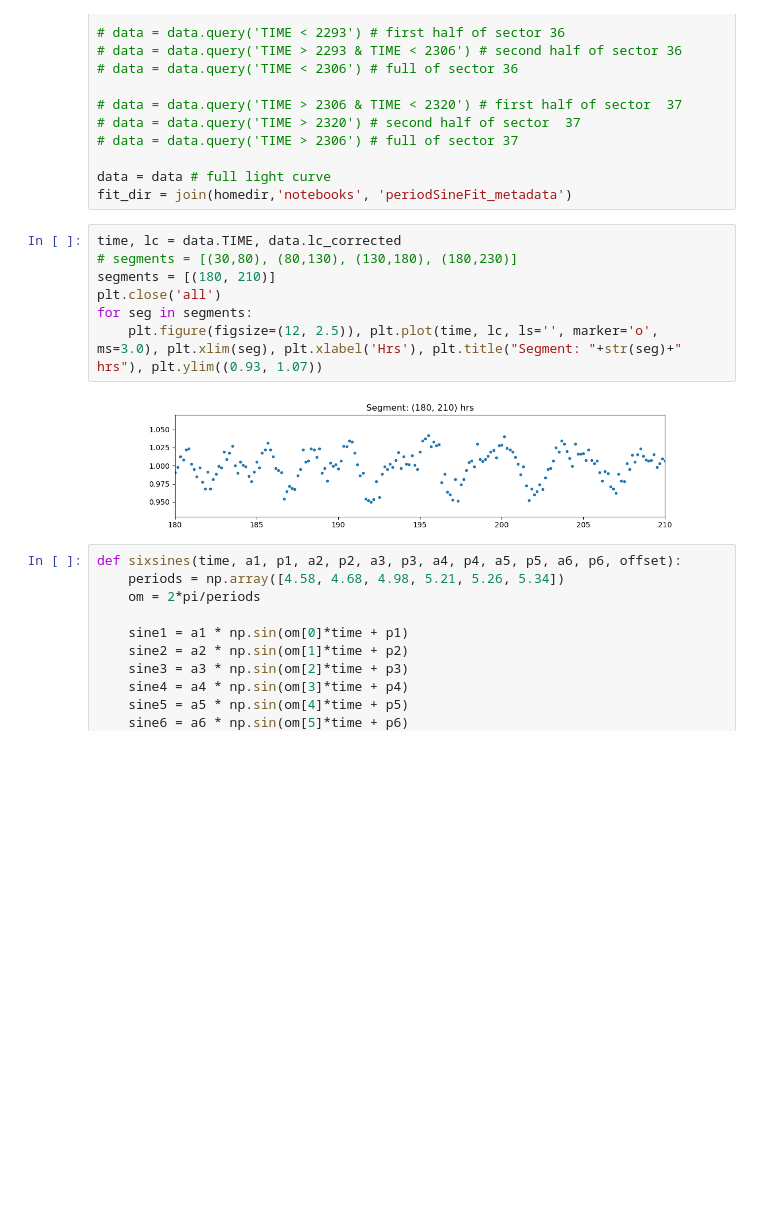
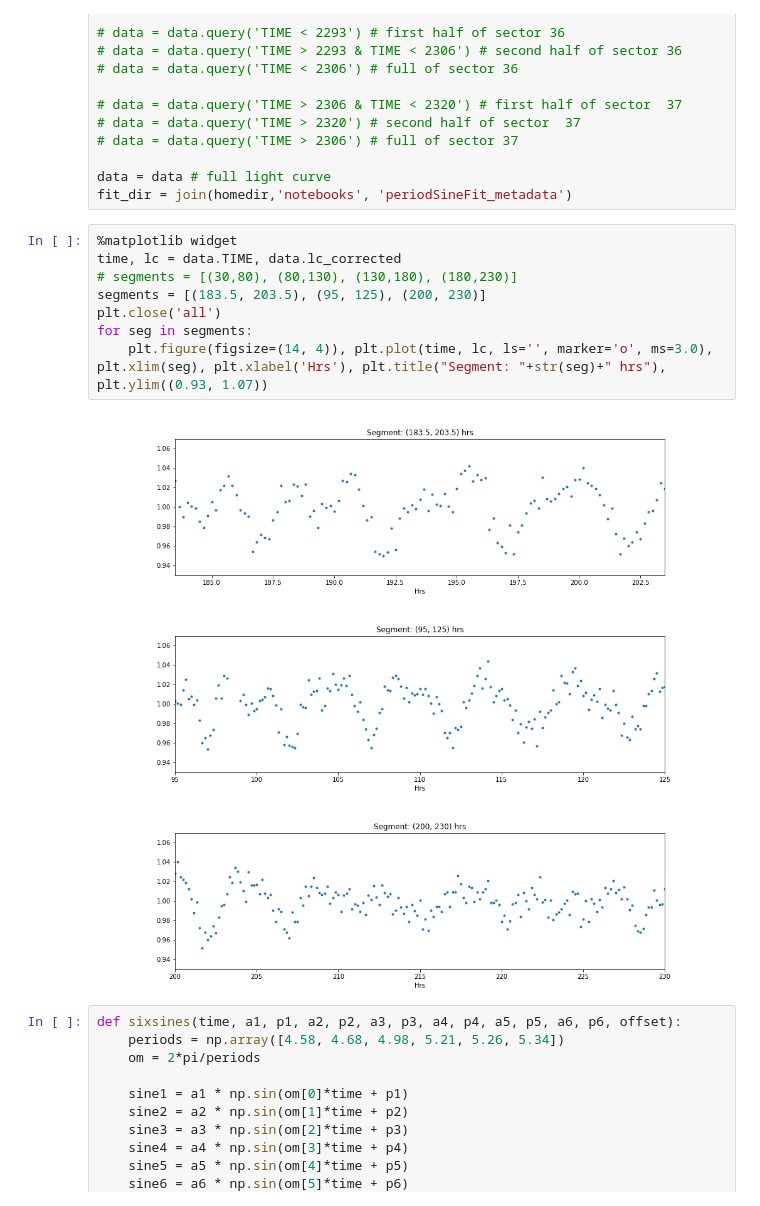
Before and after one commit to fudanguyen/aroma, a Jupyter notebook: AROMA_An_Exo_Rot_Mapping/notebooks/[hyperOPT_180-210hours]lightCurveSyntheticFit-Copy1.ipynb, the cells around one changed output. Cells and saved outputs as stored; diff of their text form; blank space fills up the shorter version.

```diff
--- a/AROMA_An_Exo_Rot_Mapping/notebooks/[hyperOPT_180-210hours]lightCurveSyntheticFit-Copy1.ipynb
+++ b/AROMA_An_Exo_Rot_Mapping/notebooks/[hyperOPT_180-210hours]lightCurveSyntheticFit-Copy1.ipynb
@@ -101,14 +90,17 @@ plotPath = join(homedir, 'plots')
 data = data # full light curve
 fit_dir = join(homedir,'notebooks', 'periodSineFit_metadata')
 # %%
+%matplotlib widget
 time, lc = data.TIME, data.lc_corrected
 # segments = [(30,80), (80,130), (130,180), (180,230)]
-segments = [(180, 210)]
+segments = [(183.5, 203.5), (95, 125), (200, 230)]
 plt.close('all')
 for seg in segments:
-    plt.figure(figsize=(12, 2.5)), plt.plot(time, lc, ls='', marker='o', ms=3.0), plt.xlim(seg), plt.xlabel('Hrs'), plt.title("Segment: "+str(seg)+" hrs"), plt.ylim((0.93, 1.07))
+    plt.figure(figsize=(14, 4)), plt.plot(time, lc, ls='', marker='o', ms=3.0), plt.xlim(seg), plt.xlabel('Hrs'), plt.title("Segment: "+str(seg)+" hrs"), plt.ylim((0.93, 1.07))
 # %% [output]
-[figure, old version]
+[figure, new version]
+[figure, added]
+[figure, added]
 # %%
 def sixsines(time, a1, p1, a2, p2, a3, p3, a4, p4, a5, p5, a6, p6, offset):
     periods = np.array([4.58, 4.68, 4.98, 5.21, 5.26, 5.34])
```
Also changed, not shown: parts of 6 cells of this notebook, 50 other files.
